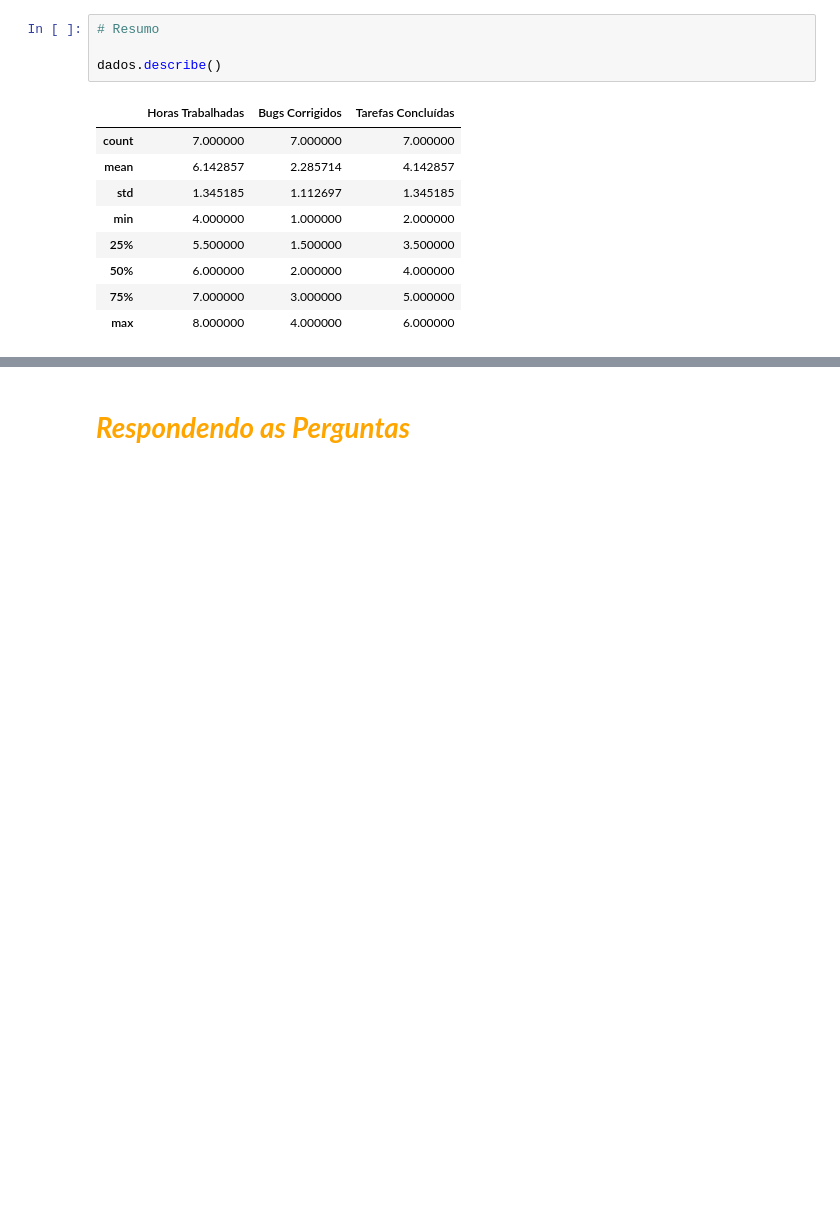
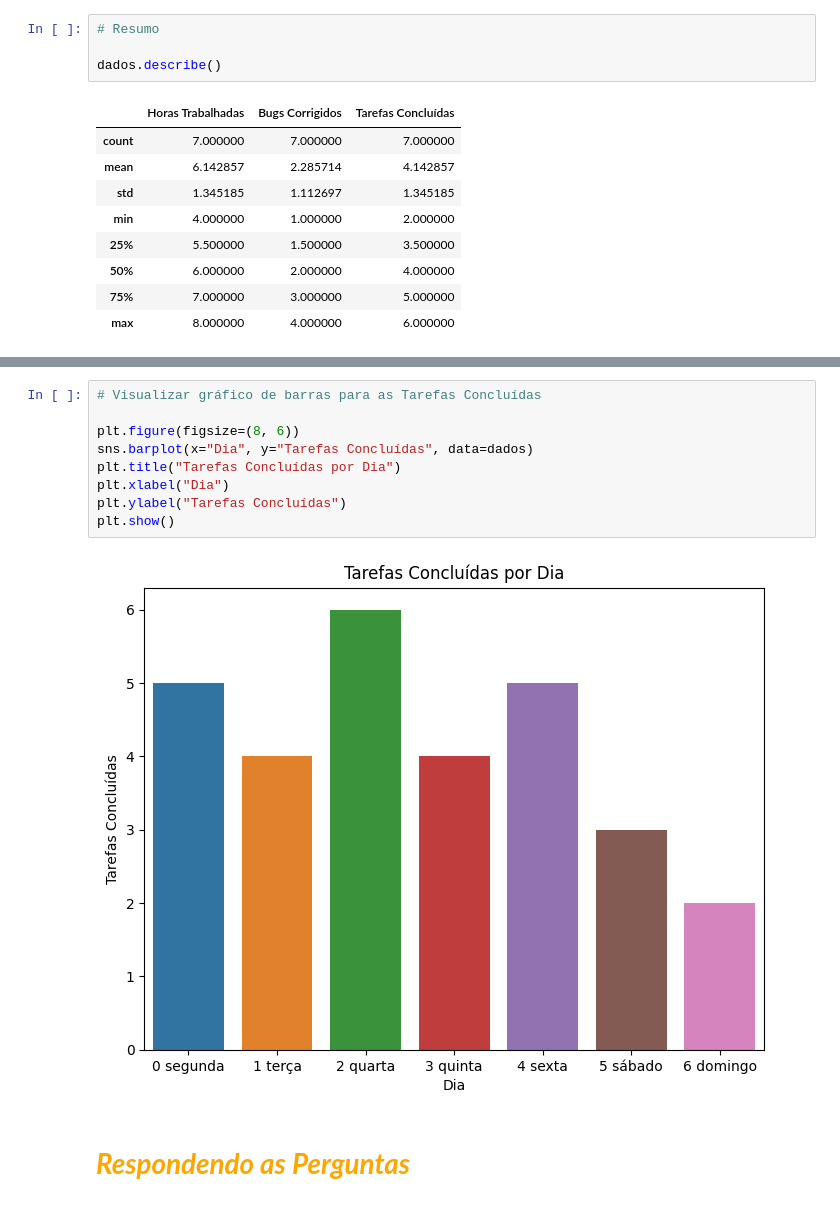
Before and after one commit to julianapvh/projeto_individual_modulo_04, a Jupyter notebook: projeto_individual.ipynb, the cells around one changed output, grey strips where cells are left out. Saved outputs shown, nothing was run; the diff lists cells and outputs as text; blank space fills up the shorter version.

```diff
--- a/projeto_individual.ipynb
+++ b/projeto_individual.ipynb
@@ -119,3 +120,14 @@ plt.show()
+# %%
+# Visualizar gráfico de barras para as Tarefas Concluídas
+
+plt.figure(figsize=(8, 6))
+sns.barplot(x="Dia", y="Tarefas Concluídas", data=dados)
+plt.title("Tarefas Concluídas por Dia")
+plt.xlabel("Dia")
+plt.ylabel("Tarefas Concluídas")
+plt.show()
+# %% [output]
+[figure, added]
 # %% [markdown]
 # <font color = orange> **_Respondendo as Perguntas_**
 # %% [markdown]
```
Also changed, not shown: parts of 4 cells of this notebook.
